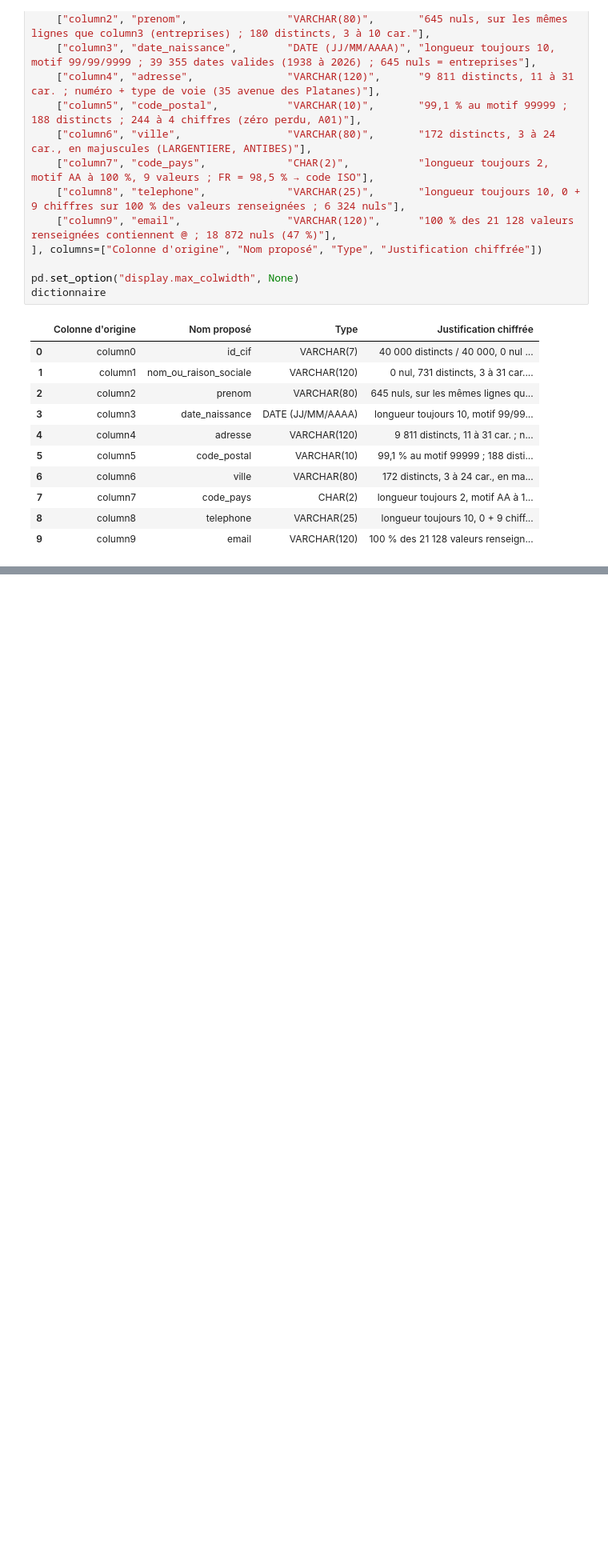
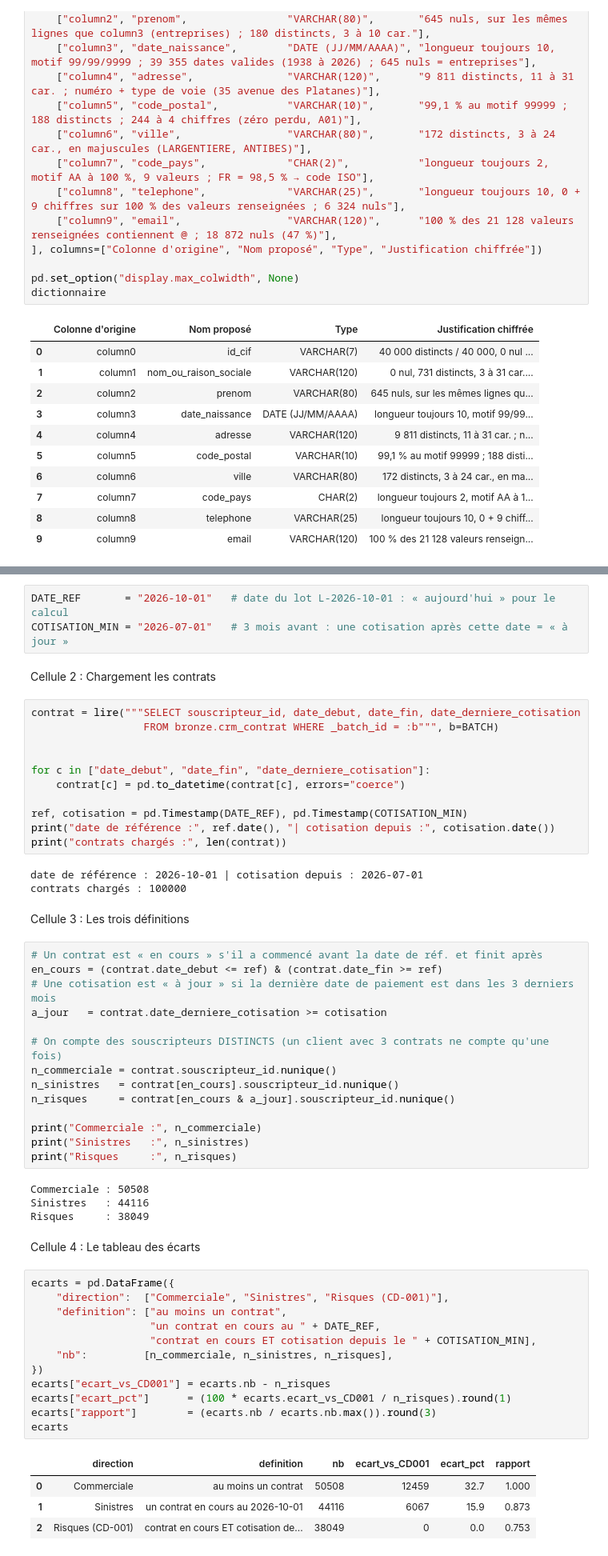
Before and after one commit to Samii05/td-qualite-g01, a Jupyter notebook: notebooks/S1_01.ipynb, the cells around one changed output, grey strips where cells are left out. Shown at 80% size. Drawn from its saved outputs; the diff is of its cells as text; blank space fills up the shorter version.

Commit message:
S1: trois définitions du client actif et écarts avec CD-001(avec l'aide de merieme) (US-09)

```diff
--- a/notebooks/S1_01.ipynb
+++ b/notebooks/S1_01.ipynb
@@ -965,0 +981,58 @@ dictionnaire
+# %%
+DATE_REF       = "2026-10-01"   # date du lot L-2026-10-01 : « aujourd'hui » pour le calcul
+COTISATION_MIN = "2026-07-01"   # 3 mois avant : une cotisation après cette date = « à jour »
+# %% [markdown]
+Cellule 2 : Chargement les contrats
+# %%
+contrat = lire("""SELECT souscripteur_id, date_debut, date_fin, date_derniere_cotisation
+                  FROM bronze.crm_contrat WHERE _batch_id = :b""", b=BATCH)
+
+
+for c in ["date_debut", "date_fin", "date_derniere_cotisation"]:
+    contrat[c] = pd.to_datetime(contrat[c], errors="coerce")
+
+ref, cotisation = pd.Timestamp(DATE_REF), pd.Timestamp(COTISATION_MIN)
+print("date de référence :", ref.date(), "| cotisation depuis :", cotisation.date())
+print("contrats chargés :", len(contrat))
+# %% [output]
+date de référence : 2026-10-01 | cotisation depuis : 2026-07-01
+contrats chargés : 100000
+# %% [markdown]
+Cellule 3 : Les trois définitions
+# %%
+# Un contrat est « en cours » s'il a commencé avant la date de réf. et finit après
+en_cours = (contrat.date_debut <= ref) & (contrat.date_fin >= ref)
+# Une cotisation est « à jour » si la dernière date de paiement est dans les 3 derniers mois
+a_jour   = contrat.date_derniere_cotisation >= cotisation
+
+# On compte des souscripteurs DISTINCTS (un client avec 3 contrats ne compte qu'une fois)
+n_commerciale = contrat.souscripteur_id.nunique()
+n_sinistres   = contrat[en_cours].souscripteur_id.nunique()
+n_risques     = contrat[en_cours & a_jour].souscripteur_id.nunique()
+
+print("Commerciale :", n_commerciale)
+print("Sinistres   :", n_sinistres)
+print("Risques     :", n_risques)
+# %% [output]
+Commerciale : 50508
+Sinistres   : 44116
+Risques     : 38049
+# %% [markdown]
+Cellule 4 : Le tableau des écarts
+# %%
+ecarts = pd.DataFrame({
+    "direction":  ["Commerciale", "Sinistres", "Risques (CD-001)"],
+    "definition": ["au moins un contrat",
+                   "un contrat en cours au " + DATE_REF,
+                   "contrat en cours ET cotisation depuis le " + COTISATION_MIN],
+    "nb":         [n_commerciale, n_sinistres, n_risques],
+})
+ecarts["ecart_vs_CD001"] = ecarts.nb - n_risques
+ecarts["ecart_pct"]      = (100 * ecarts.ecart_vs_CD001 / n_risques).round(1)
+ecarts["rapport"]        = (ecarts.nb / ecarts.nb.max()).round(3)
+ecarts
+# %% [output]
+|  | direction | definition | nb | ecart_vs_CD001 | ecart_pct | rapport |
+| 0 | Commerciale | au moins un contrat | 50508 | 12459 | 32.7 | 1.000 |
+| 1 | Sinistres | un contrat en cours au 2026-10-01 | 44116 | 6067 | 15.9 | 0.873 |
+| 2 | Risques (CD-001) | contrat en cours ET cotisation de... | 38049 | 0 | 0.0 | 0.753 |
```
Also changed, not shown: parts of 5 cells of this notebook, 1 other file.
